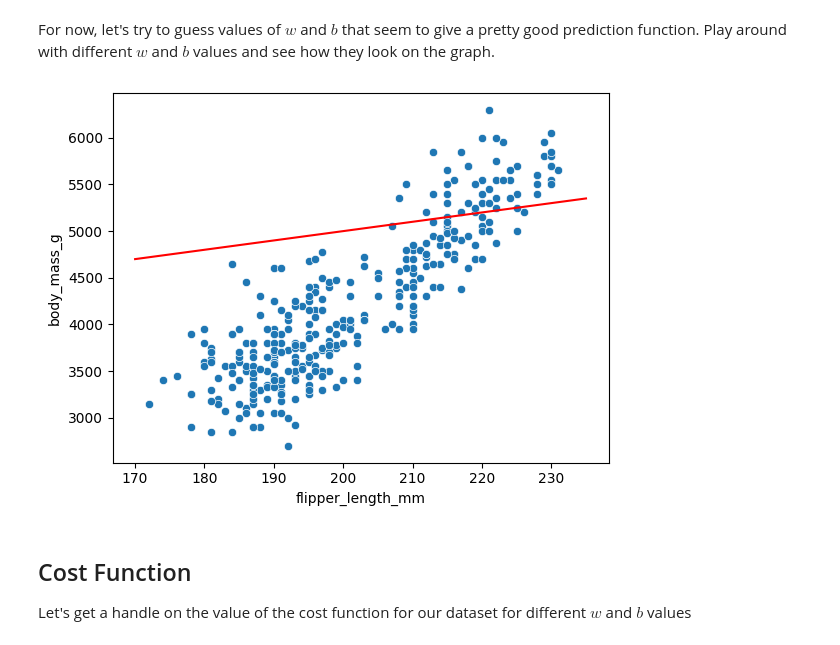
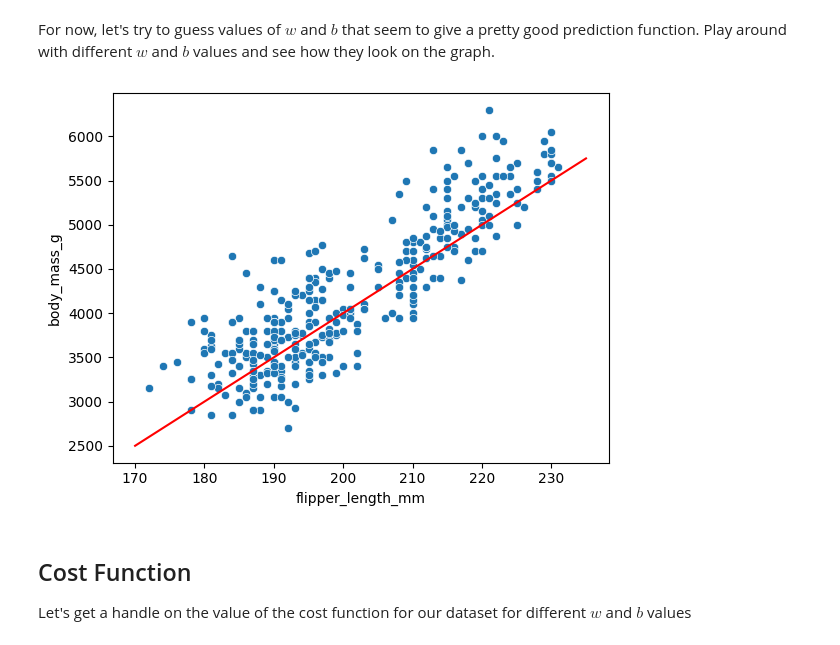
Before and after one commit to dymiyata/intro-to-ml-and-ai-2025-2026, a Jupyter notebook: intro_to_linear_regression.ipynb, the cells around one changed output. Drawn from its saved outputs; the diff is of its cells as text; code cells hidden in the pictures.

```diff
--- a/intro_to_linear_regression.ipynb
+++ b/intro_to_linear_regression.ipynb
@@ -20,8 +37,8 @@ Next, we'll explore the relationship between flipper length and body mass for th
 
 We'll use flipper length as our feature variable (x) and body mass as our target variable (y).
 # %%
-X_train = df["flipper_length_mm"]
-Y_train = df["body_mass_g"]
+X = df["flipper_length_mm"]
+Y = df["body_mass_g"]
 # %% [markdown]
 Let's see what the relationship looks like
 # %%
@@ -39,18 +56,18 @@ For now, let's try to guess values of $w$ and $b$ that seem to give a pretty goo
 # %%
 # Stuff to plot a line
 # x is a numpy array of 100 evenly spaced values from 170 to 235
 # w is slope
 # b is y-intercept
 x = np.linspace(170, 235, 100)
-w = 10
-b = 3000
+w = 50
+b = -6000
 
 # plot scatterplot with line over it
-sns.scatterplot(data=df, x=X_train, y=Y_train)
+sns.scatterplot(data=df, x=X, y=Y)
 plt.plot(x, w*x + b, color="red")
 plt.show()
 # %% [output]
-[figure, old version]
+[figure, new version]
 # %% [markdown]
 ## Cost Function
 
```
Also changed, not shown: parts of 17 cells of this notebook.
